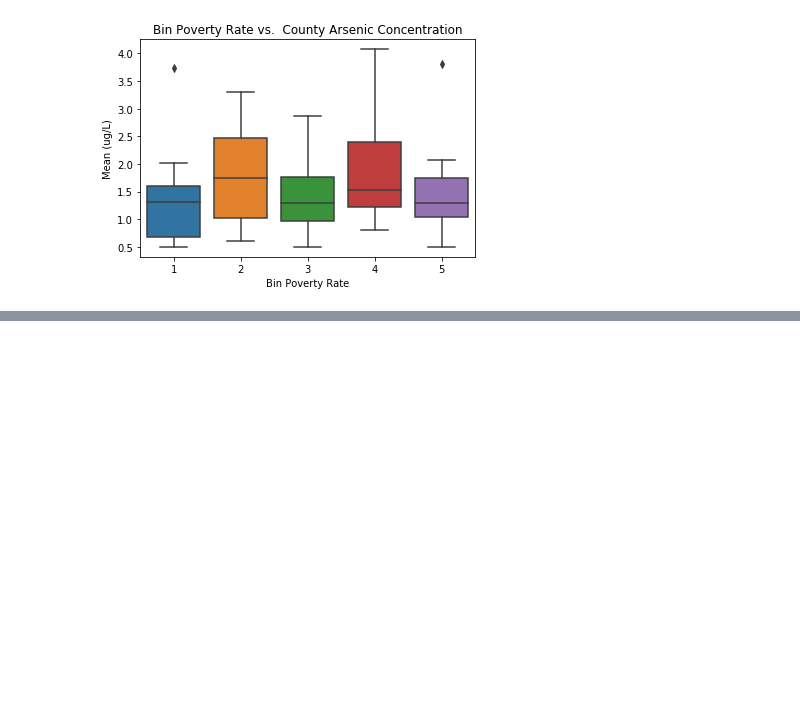
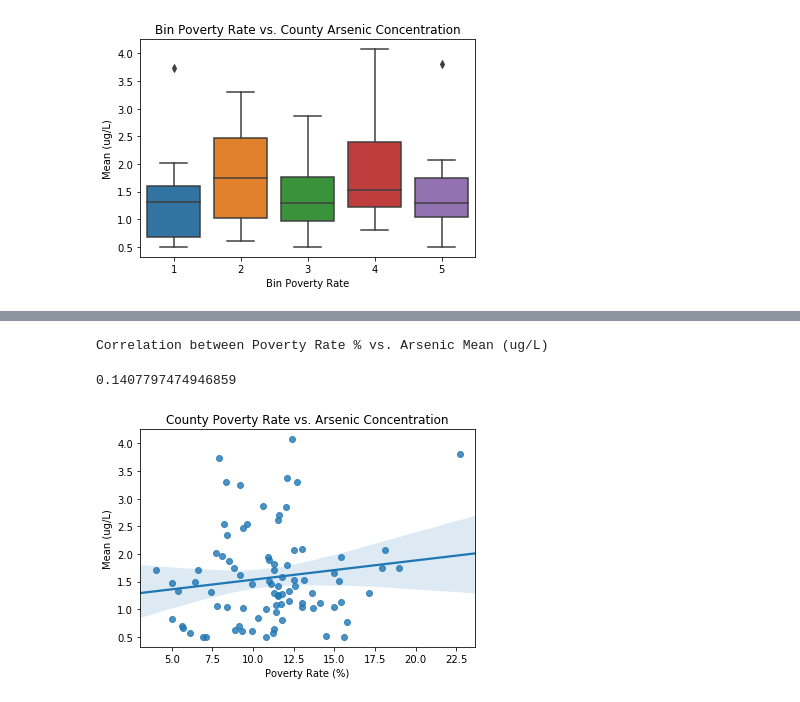
Before and after one commit to bkaczmarczik28/MN-Drinking-Water-Quality, a Jupyter notebook: Arsenic 2017 PovertyByCounty.ipynb, the cells around one changed output, grey strips where cells are left out. Saved outputs shown, nothing was run; the diff lists cells and outputs as text; code cells hidden in the pictures; blank space fills up the shorter version.

```diff
--- a/PovertyByCounty.ipynb
+++ b/Arsenic 2017 PovertyByCounty.ipynb
@@ -389,0 +400,11 @@ Text(0.5, 1.0, 'Bin Poverty Rate vs.  County Arsenic Concentration')
+# %%
+#plotting poverty rate vs. mean arsenic concentration
+ax = sns.regplot(x=county_combined["Poverty Rate (%)"], y=county_combined["Mean (ug/L)"])
+ax.axes.set_title("County Poverty Rate vs. Arsenic Concentration")
+#not a reliable model
+print("Correlation between Poverty Rate % vs. Arsenic Mean (ug/L):")
+county_combined["Poverty Rate (%)"].corr(county_combined["Mean (ug/L)"])
+# %% [output]
+Correlation between Poverty Rate % vs. Arsenic Mean (ug/L)
+0.1407797474946859
+[figure, added]
```
Also changed, not shown: parts of 2 cells of this notebook.
